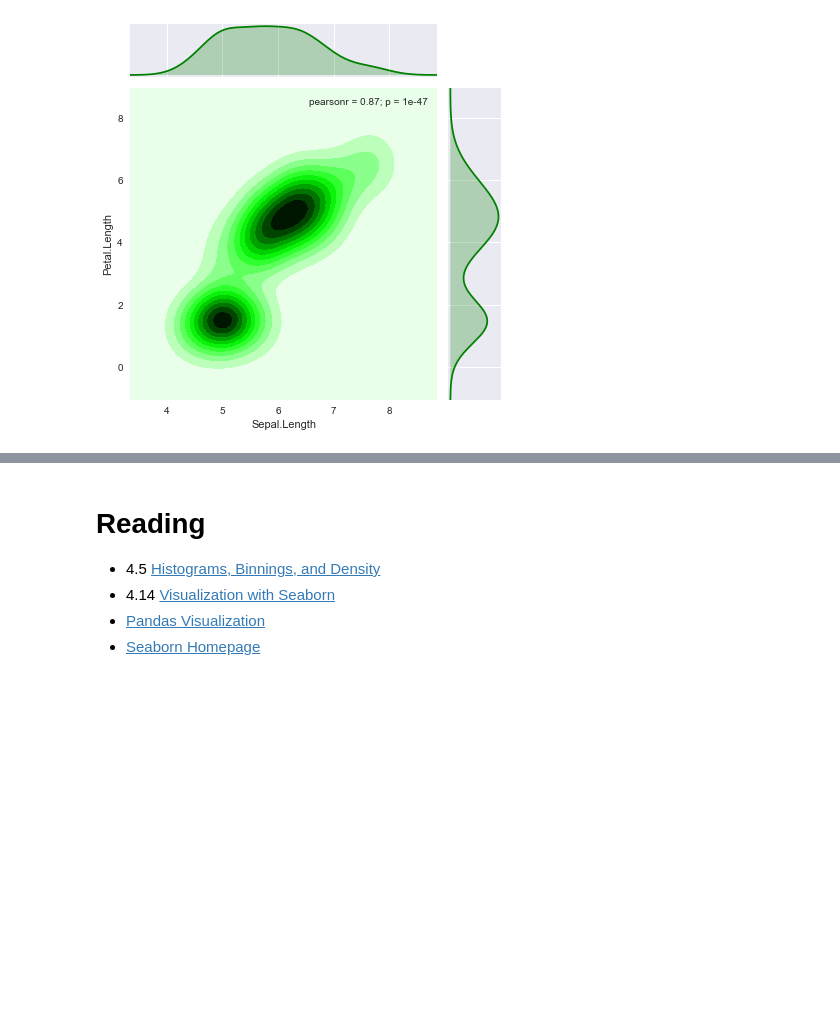
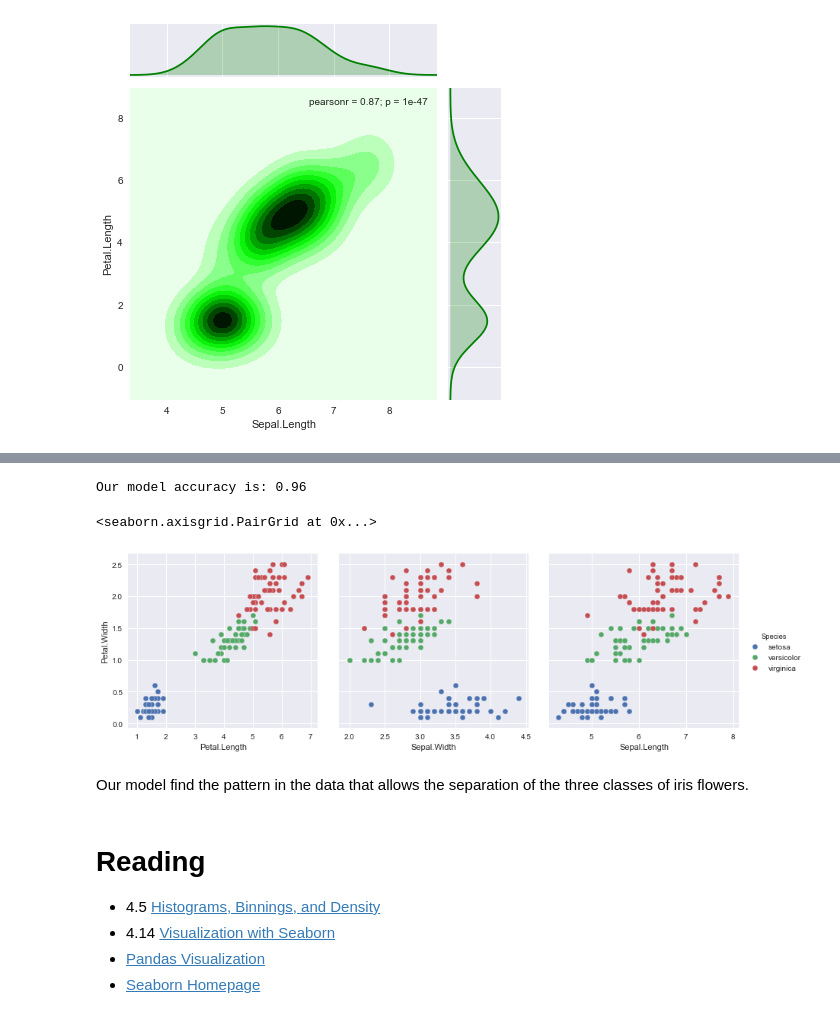
Before and after one commit to lutzhamel/CSC310, a Jupyter notebook: notes/09-visualization.ipynb, the cells around one changed output, grey strips where cells are left out. Drawn from its saved outputs; the diff is of its cells as text; code cells hidden in the pictures; blank space fills up the shorter version.

```diff
--- a/notes/09-visualization.ipynb
+++ b/notes/09-visualization.ipynb
@@ -185,0 +194,2 @@ sns.jointplot(x="Sepal.Length", y="Petal.Length", data=iris_df, size=6, kind="kd
+# %%
+iris_df = pd.read_csv("assets/iris.csv")
@@ -186,3 +254,17 @@ sns.jointplot(x="Sepal.Length", y="Petal.Length", data=iris_df, size=6, kind="kd
+# %%
+predict_array = dtree.predict(features_df)      # produces an array of labels
+predicted_labels = pd.DataFrame(predict_array)  # turn it into a DF
+predicted_labels.columns = ['Species']          # name the column - same name as in target!
+print("Our model accuracy is: {}".format(accuracy_score(target_df, predicted_labels)))
+# %% [output]
+Our model accuracy is: 0.96
+# %%
+sns.pairplot(iris_df, hue='Species', size=4, y_vars=["Petal.Width"], x_vars=["Petal.Length","Sepal.Width","Sepal.Length"])
+# %% [output]
+<seaborn.axisgrid.PairGrid at 0x...>
+[figure, added]
+# %% [markdown]
+Our model find the pattern in the data that allows the separation of the three classes of iris flowers.
 # %% [markdown]
 # Reading
 
```
Also changed, not shown: parts of 12 cells of this notebook.
